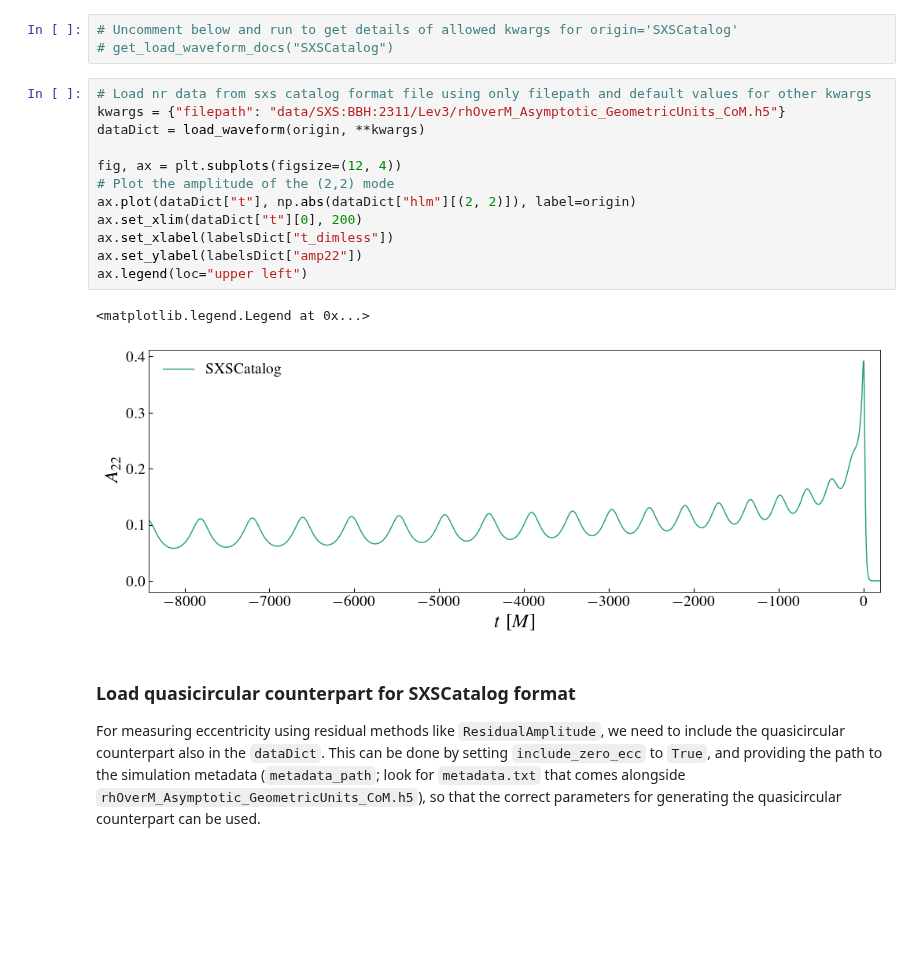
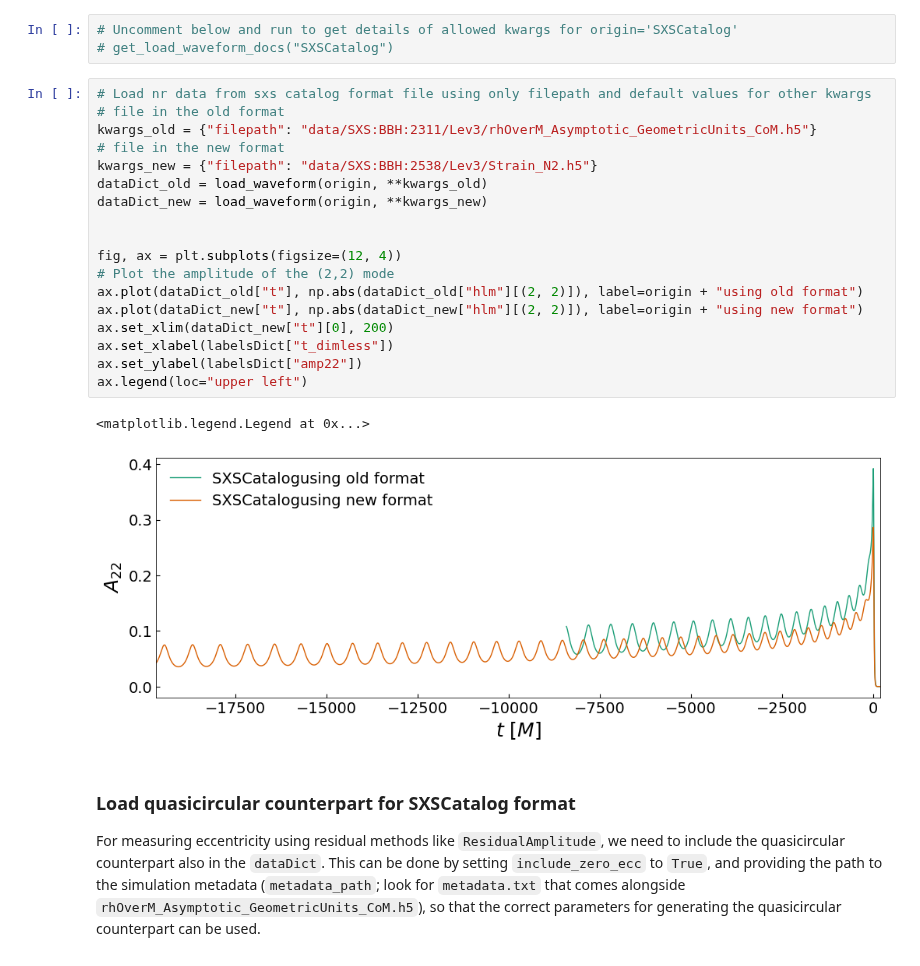
Before and after one commit to vijayvarma392/gw_eccentricity, a Jupyter notebook: examples/load_waveform_demo.ipynb, the cells around one changed output. Saved outputs shown, nothing was run; the diff lists cells and outputs as text; blank space fills up the shorter version.

Commit message:
update load_waveform notebook

```diff
--- a/examples/load_waveform_demo.ipynb
+++ b/examples/load_waveform_demo.ipynb
@@ -113,19 +115,25 @@ get_load_waveform_defaults(origin)
 # get_load_waveform_docs("SXSCatalog")
 # %%
 # Load nr data from sxs catalog format file using only filepath and default values for other kwargs
-kwargs = {"filepath": "data/SXS:BBH:2311/Lev3/rhOverM_Asymptotic_GeometricUnits_CoM.h5"}
-dataDict = load_waveform(origin, **kwargs)
+# file in the old format
+kwargs_old = {"filepath": "data/SXS:BBH:2311/Lev3/rhOverM_Asymptotic_GeometricUnits_CoM.h5"}
+# file in the new format
+kwargs_new = {"filepath": "data/SXS:BBH:2538/Lev3/Strain_N2.h5"}
+dataDict_old = load_waveform(origin, **kwargs_old)
+dataDict_new = load_waveform(origin, **kwargs_new)
+
 
 fig, ax = plt.subplots(figsize=(12, 4))
 # Plot the amplitude of the (2,2) mode
-ax.plot(dataDict["t"], np.abs(dataDict["hlm"][(2, 2)]), label=origin)
-ax.set_xlim(dataDict["t"][0], 200)
+ax.plot(dataDict_old["t"], np.abs(dataDict_old["hlm"][(2, 2)]), label=origin + "using old format")
+ax.plot(dataDict_new["t"], np.abs(dataDict_new["hlm"][(2, 2)]), label=origin + "using new format")
+ax.set_xlim(dataDict_new["t"][0], 200)
 ax.set_xlabel(labelsDict["t_dimless"])
 ax.set_ylabel(labelsDict["amp22"])
 ax.legend(loc="upper left")
 # %% [output]
 <matplotlib.legend.Legend at 0x...>
-[figure, old version]
+[figure, new version]
 # %% [markdown]
 ### Load quasicircular counterpart for SXSCatalog format
 For measuring eccentricity using residual methods like `ResidualAmplitude`, we need to include the quasicircular counterpart also in the `dataDict`. This can be done by setting `include_zero_ecc` to `True`,
```
Also changed, not shown: parts of 4 cells of this notebook.
